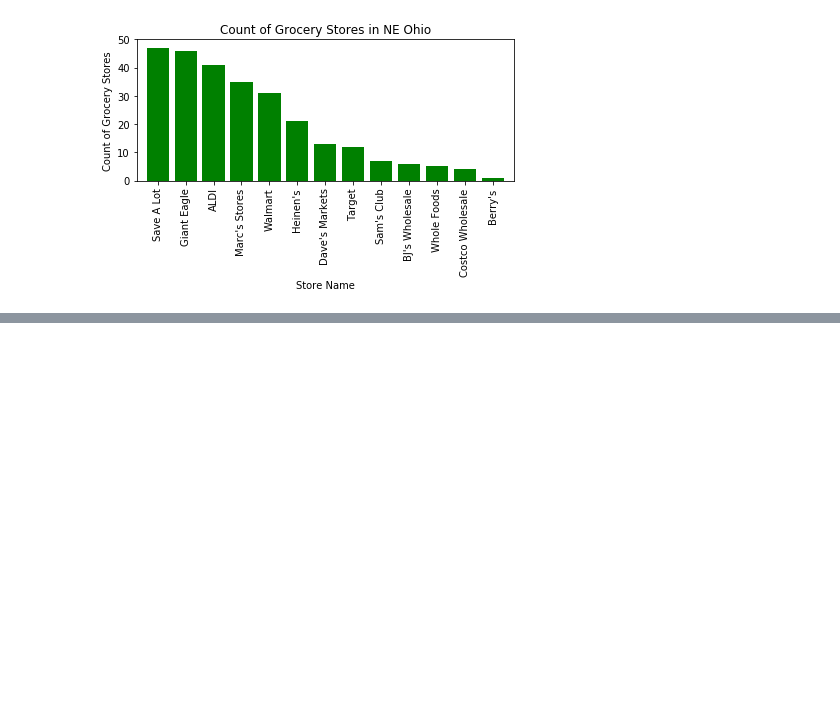
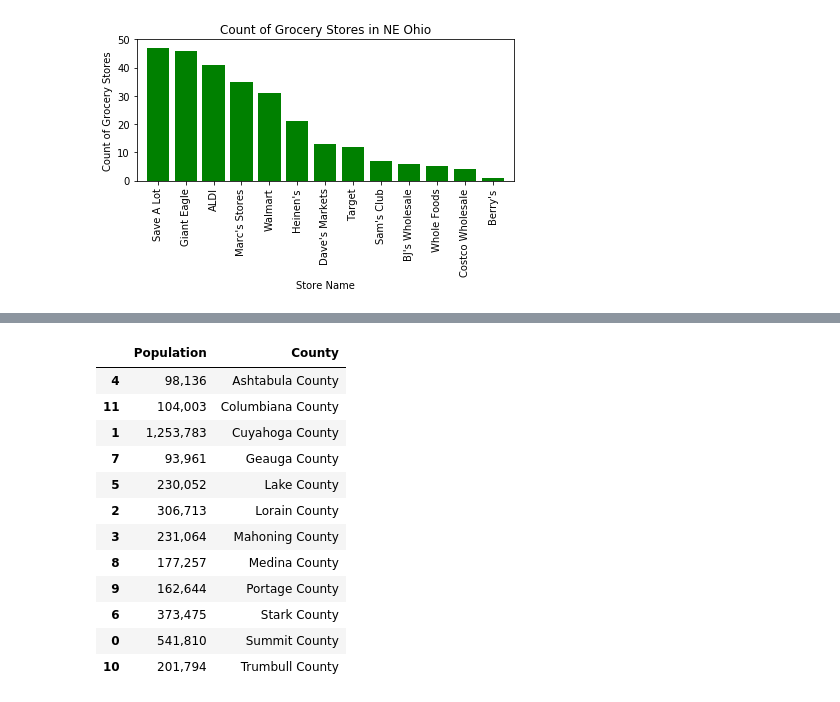
Before and after one commit to BenSnyder90/GroceryStoreAnalysis, a Jupyter notebook: storename_cleanup.ipynb, the cells around one changed output, grey strips where cells are left out. Saved outputs shown, nothing was run; the diff lists cells and outputs as text; code cells hidden in the pictures; blank space fills up the shorter version.

```diff
--- a/storename_cleanup.ipynb
+++ b/storename_cleanup.ipynb
@@ -376,0 +399,26 @@ plt.show()
+# %%
+# Hold list of counties needed for later figure
+counties = store_count_by_cty.index.to_list()
+
+#Get list of populations by county
+pop_list = complete_df['Population'].unique()
+cty_list = complete_df['County'].unique()
+pop_list_df = pd.DataFrame({
+    "Population":pop_list,
+    "County": cty_list })
+pop_list_sorted = pop_list_df.sort_values(by='County')
+pop_list_sorted
+# %% [output]
+|  | Population | County |
+| 4 | 98,136 | Ashtabula County |
+| 11 | 104,003 | Columbiana County |
+| 1 | 1,253,783 | Cuyahoga County |
+| 7 | 93,961 | Geauga County |
+| 5 | 230,052 | Lake County |
+| 2 | 306,713 | Lorain County |
+| 3 | 231,064 | Mahoning County |
+| 8 | 177,257 | Medina County |
+| 9 | 162,644 | Portage County |
+| 6 | 373,475 | Stark County |
+| 0 | 541,810 | Summit County |
+| 10 | 201,794 | Trumbull County |
```
Also changed, not shown: parts of 6 cells of this notebook, 2 other files.
